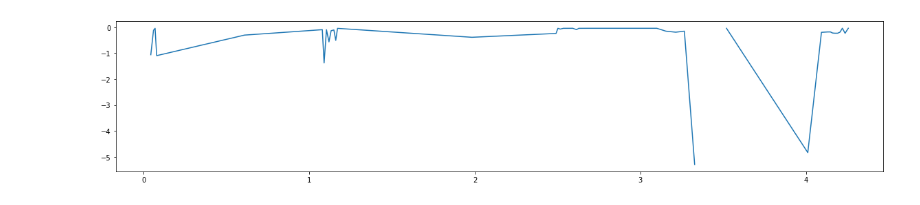
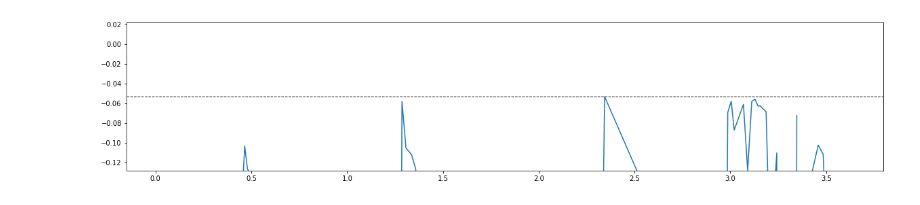
Before and after one commit to fmohr/naiveautoml, a Jupyter notebook: python/usage-example.ipynb, the cells around one changed output. Cells and saved outputs as stored; diff of their text form; code cells hidden in the pictures.

Commit message:
enabled custom categorical attributes, changed history to dataframe, updated usage example

```diff
--- a/python/usage-example.ipynb
+++ b/python/usage-example.ipynb
@@ -38,7 +38,15 @@ naml.history
 # %%
 import matplotlib.pyplot as plt
-fig, ax = plt.subplots(figsize=(20, 4))
-ax.plot([e["time"] for e in naml.history], [e["score_internal"] for e in naml.history])
-plt.show()
+
+def plot_history(naml):
+    fig, ax = plt.subplots(figsize=(20, 4))
+    ax.plot(naml.history["time"], naml.history["score_internal"])
+    ax.axhline(naml.history["score_internal"].max(), linestyle="--", color="black", linewidth=1)
+    max_val = naml.history["score_internal"].max()
+    median_val = naml.history["score_internal"].median()
+    ax.set_ylim([median_val, max_val + (max_val - median_val)])
+    plt.show()
+
+plot_history(naml)
 # %% [output]
-[figure, old version]
+[figure, new version]
```
Also changed, not shown: parts of 20 cells of this notebook, 3 other files.
